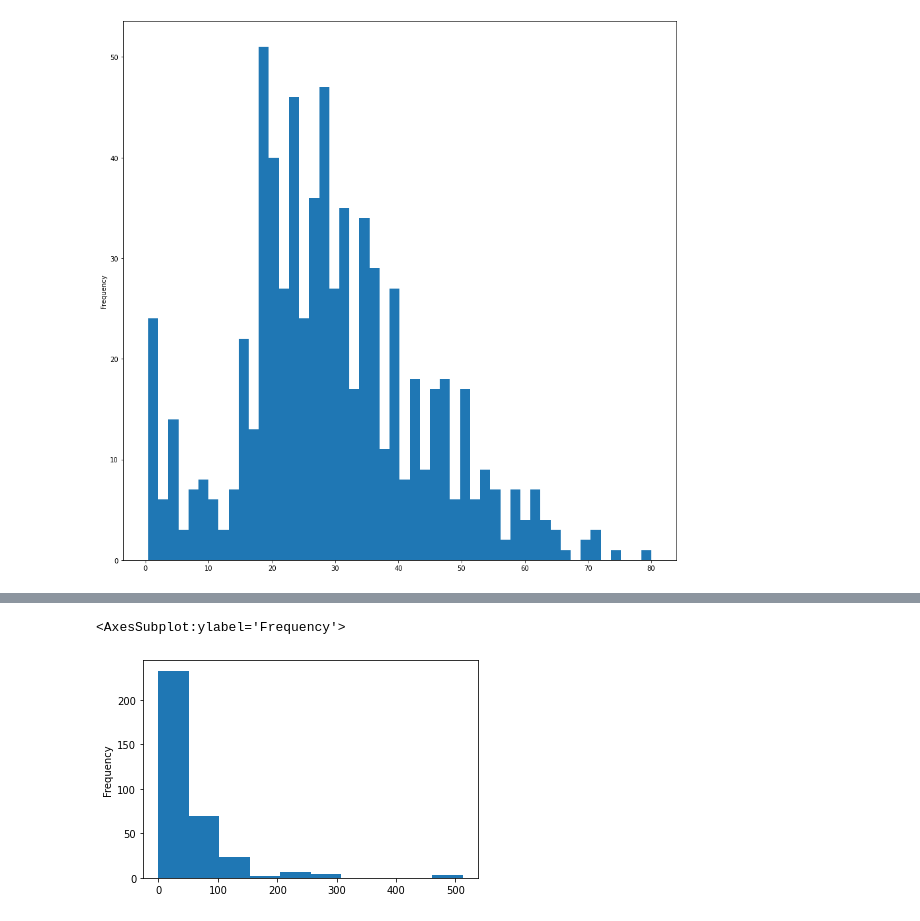
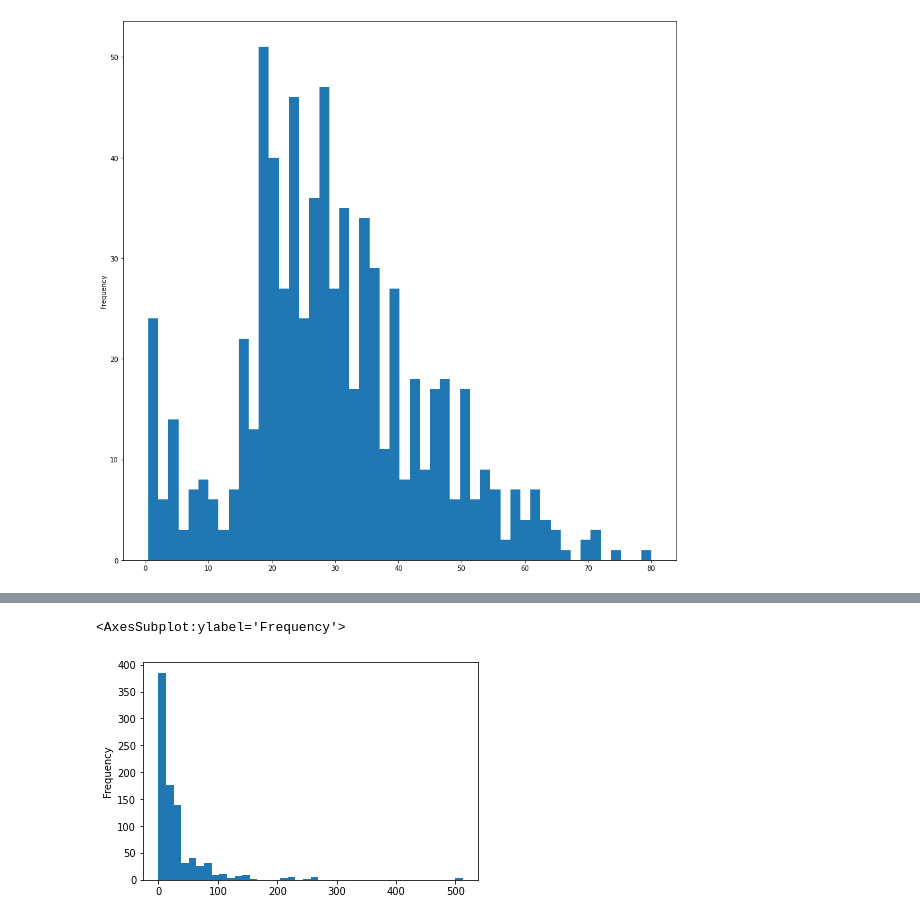
Before and after one commit to shahriarKabir44/learn_data_science, a Jupyter notebook: titanic/titanic_data_analysis.ipynb, the cells around one changed output, grey strips where cells are left out. Cells and saved outputs as stored; diff of their text form; code cells hidden in the pictures.

```diff
--- a/titanic/titanic_data_analysis.ipynb
+++ b/titanic/titanic_data_analysis.ipynb
@@ -139,2 +103,0 @@ media_age=df['Age'].median()
-# %%
-df['Age'].fillna(media_age,inplace=True)
@@ -146,2 +103,0 @@ sns.pairplot(df)
-# %%
-df=df.drop('PassengerId',axis=1)
@@ -148,5 +124,5 @@ df=df.drop('PassengerId',axis=1)
 # %%
-df[df['Survived']==1]['Fare'].plot(kind='hist' )
+df['Fare'].plot(kind='hist',bins=40)
 # %% [output]
 <AxesSubplot:ylabel='Frequency'>
-[figure, old version]
+[figure, new version]
```
Also changed, not shown: parts of 14 cells of this notebook, 1 other file.
